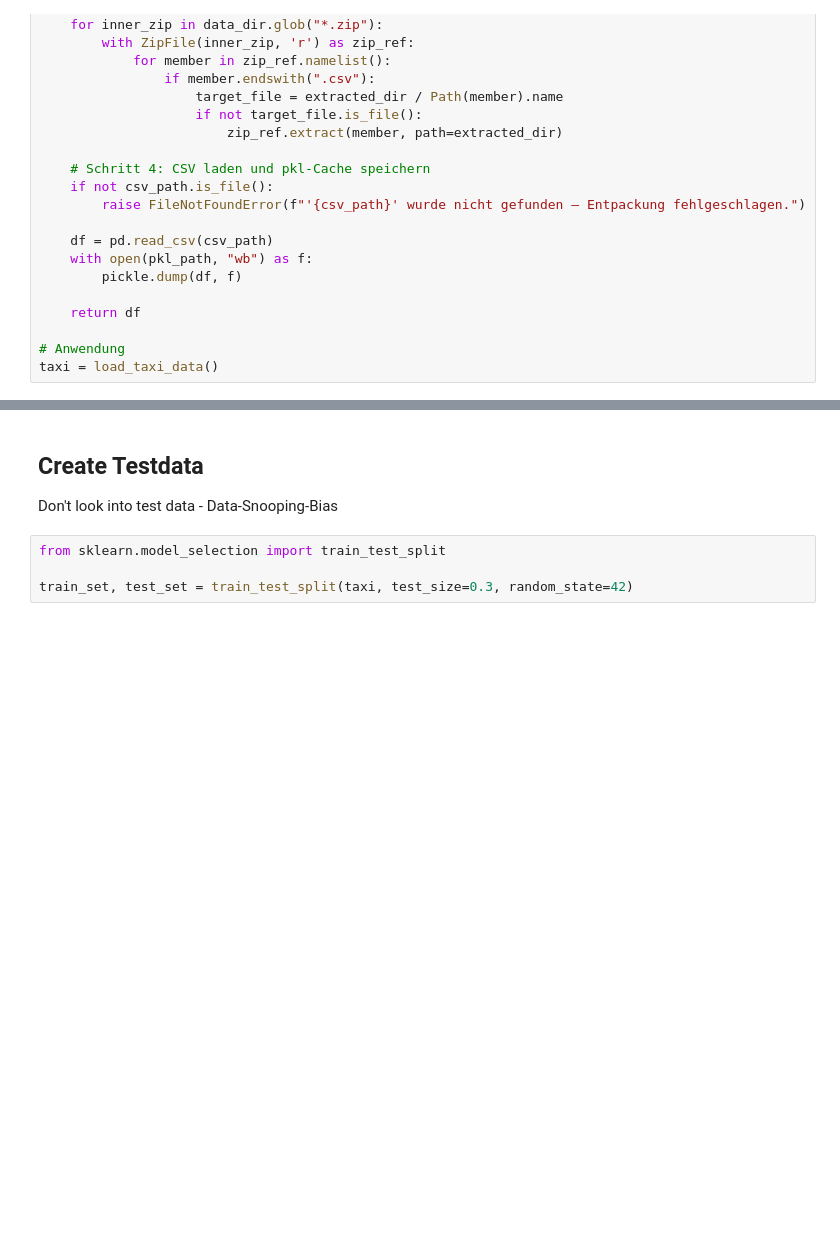
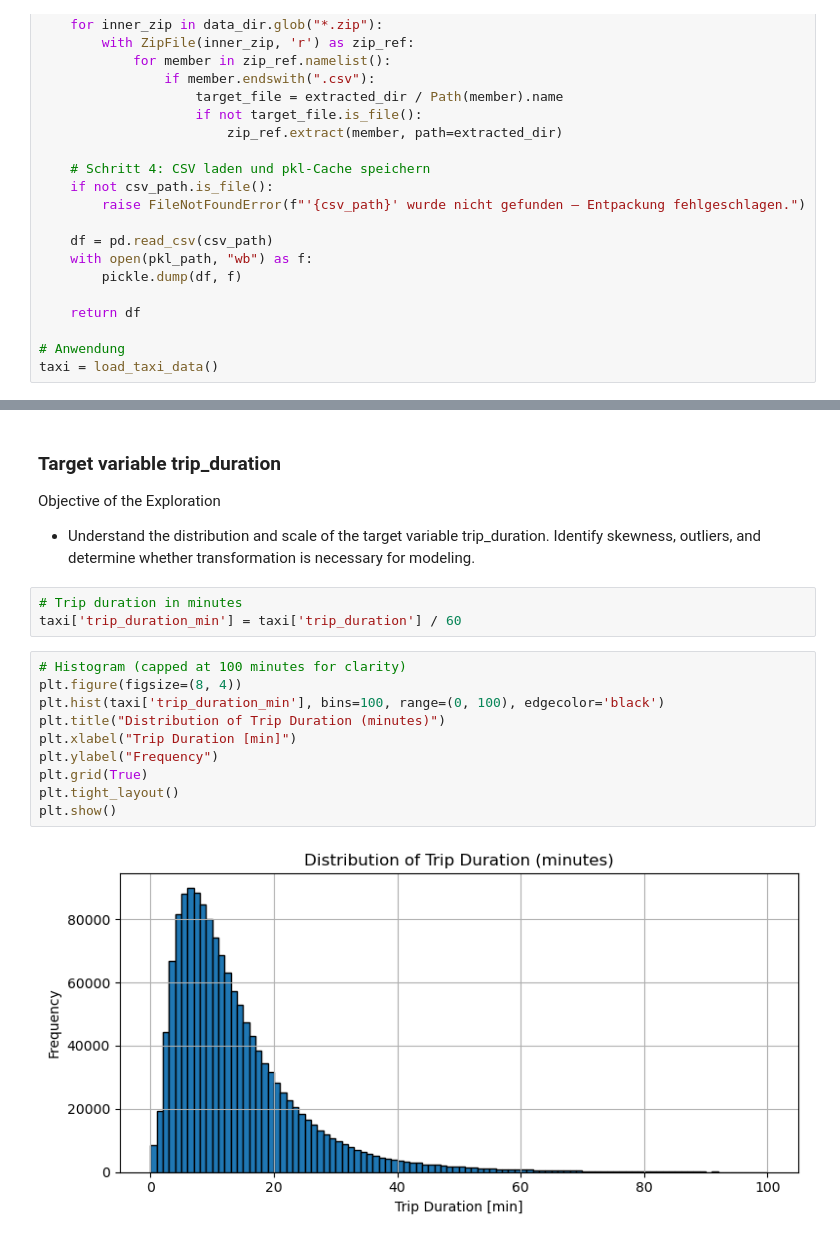
Before and after one commit to Wendo99/NYC-Taxi-Trip-Duration, a Jupyter notebook: main.ipynb, the cells around one changed output, grey strips where cells are left out. Cells and saved outputs as stored; diff of their text form; blank space fills up the shorter version.

```diff
--- a/main.ipynb
+++ b/main.ipynb
@@ -159,8 +356,21 @@ plt.show()
 # %% [markdown]
-## Create Testdata
+### Target variable trip_duration
 
-Don't look into test data - Data-Snooping-Bias
+Objective of the Exploration
+- Understand the distribution and scale of the target variable trip_duration. Identify skewness,
+outliers, and determine whether transformation is necessary for modeling.
 # %%
-from sklearn.model_selection import train_test_split
-
-train_set, test_set = train_test_split(taxi, test_size=0.3, random_state=42)
+# Trip duration in minutes
+taxi['trip_duration_min'] = taxi['trip_duration'] / 60
+# %%
+# Histogram (capped at 100 minutes for clarity)
+plt.figure(figsize=(8, 4))
+plt.hist(taxi['trip_duration_min'], bins=100, range=(0, 100), edgecolor='black')
+plt.title("Distribution of Trip Duration (minutes)")
+plt.xlabel("Trip Duration [min]")
+plt.ylabel("Frequency")
+plt.grid(True)
+plt.tight_layout()
+plt.show()
+# %% [output]
+[figure, added]
```
Also changed, not shown: parts of 37 cells of this notebook, 3 other files.
